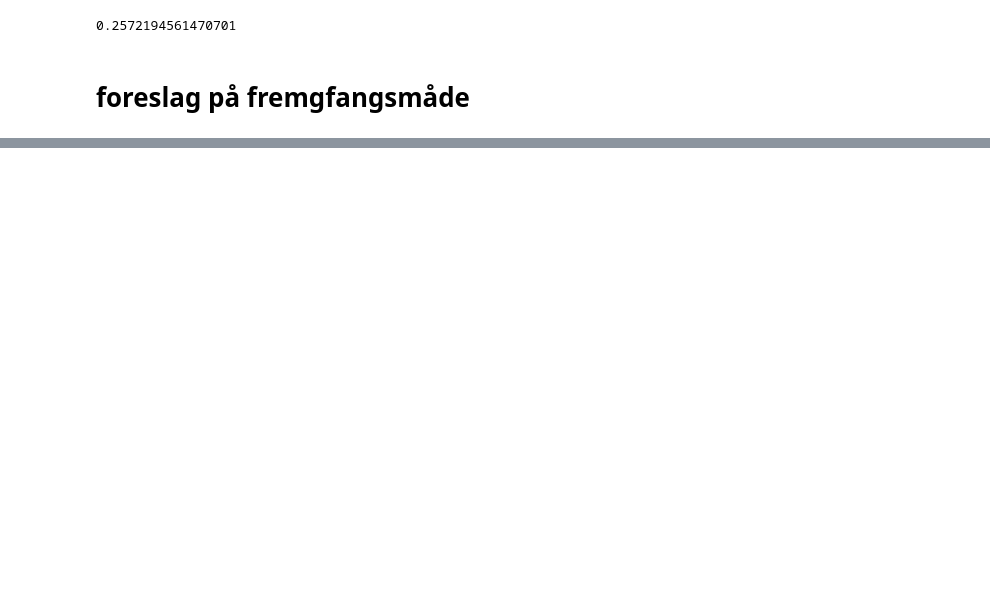
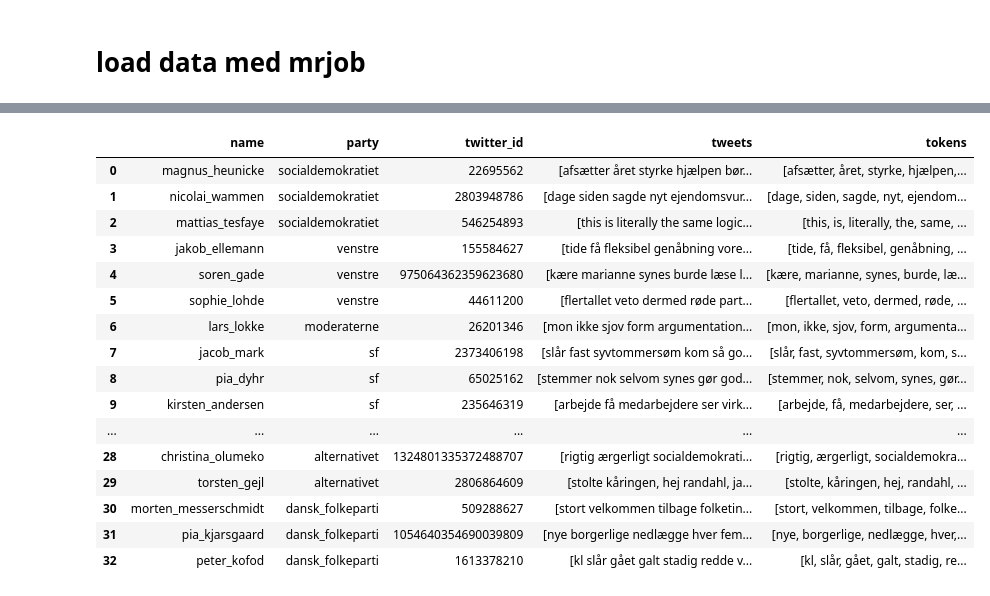
Before and after one commit to s180820/02807_dkpol, a Jupyter notebook: kat_tester.ipynb, the cells around one changed output, grey strips where cells are left out. Drawn from its saved outputs; the diff is of its cells as text; code cells hidden in the pictures; blank space fills up the shorter version.

```diff
--- a/kat_tester.ipynb
+++ b/kat_tester.ipynb
@@ -49,5 +22,0 @@ def clean_tweet(tweet):
-# %%
-giant_df['CT'] = giant_df['Tweets']
-for w in range(len(giant_df)):
-    giant_df['CT'][w] = ' '.join(giant_df['CT'][w])
-    giant_df['CT'][w] = clean_tweet(giant_df['Tweets'][w])
@@ -80,8 +23,38 @@ giant_df.CT[1]
-# %%
-sentences = [giant_df.CT[0],giant_df.CT[6]]
-# sentences = [sent.lower().split(" ") for sent in sentences]
-jaccard_similarity(sentences[0], sentences[1])
-# %% [output]
-0.2572194561470701
-# %% [markdown]
-# foreslag på fremgfangsmåde
+# %% [markdown]
+# load data med mrjob
+# %%
+%load_ext autoreload
+%autoreload 2
+!python -m pip install -r requirements.txt
+from utils.initialization import *
+
+
+# med mrjob
+# names, party and twitter id
+from Data.twitter_ids import twitter_ids
+data = pd.DataFrame(columns=['name', "party", 'twitter_id'])
+i = 0
+for party in twitter_ids:
+    for person in twitter_ids[party]:
+        data.loc[i, :] = [person, party, twitter_ids[party][person]]
+        i += 1
+
+# tweets
+filename = "Data/cleaned_data.csv"
+if not os.path.exists(filename):
+    os.system(f"python utils/clean_data_mrjob.py Data/tweets > Data/tmp_cleaned_data.txt")
+    data_ = pd.DataFrame(columns=["name", "tweets"])
+    with open("Data/tmp_cleaned_data.txt", "rb") as f:
+        lines = f.readlines()
+        for i, line in enumerate(lines):
+            line = eval(line.decode())
+            data_.loc[i,"name"] = list(line.keys())[0]
+            data_.loc[i, "tweets"] = list(line.values())[0]
+    data_.to_csv(filename, index = False)
+
+data_ = pd.read_csv(filename)
+data = data.merge(data_)
+data.tweets = [eval(t) for t in data.tweets]
+data["tokens"] = [[w for w in word_tokenize(" ".join(data["tweets"][i])) if w.isalnum()] for i in range(len(data))]
+data
+# %% [output]
@@ -87,0 +80,17 @@ jaccard_similarity(sentences[0], sentences[1])
+|  | name | party | twitter_id | tweets | tokens |
+| 0 | magnus_heunicke | socialdemokratiet | 22695562 | [afsætter året styrke hjælpen bør... | [afsætter, året, styrke, hjælpen,... |
+| 1 | nicolai_wammen | socialdemokratiet | 2803948786 | [dage siden sagde nyt ejendomsvur... | [dage, siden, sagde, nyt, ejendom... |
+| 2 | mattias_tesfaye | socialdemokratiet | 546254893 | [this is literally the same logic... | [this, is, literally, the, same, ... |
+| 3 | jakob_ellemann | venstre | 155584627 | [tide få fleksibel genåbning vore... | [tide, få, fleksibel, genåbning, ... |
+| 4 | soren_gade | venstre | 975064362359623680 | [kære marianne synes burde læse l... | [kære, marianne, synes, burde, læ... |
+| 5 | sophie_lohde | venstre | 44611200 | [flertallet veto dermed røde part... | [flertallet, veto, dermed, røde, ... |
+| 6 | lars_lokke | moderaterne | 26201346 | [mon ikke sjov form argumentation... | [mon, ikke, sjov, form, argumenta... |
+| 7 | jacob_mark | sf | 2373406198 | [slår fast syvtommersøm kom så go... | [slår, fast, syvtommersøm, kom, s... |
+| 8 | pia_dyhr | sf | 65025162 | [stemmer nok selvom synes gør god... | [stemmer, nok, selvom, synes, gør... |
+| 9 | kirsten_andersen | sf | 235646319 | [arbejde få medarbejdere ser virk... | [arbejde, få, medarbejdere, ser, ... |
+| ... | ... | ... | ... | ... | ... |
+| 28 | christina_olumeko | alternativet | 1324801335372488707 | [rigtig ærgerligt socialdemokrati... | [rigtig, ærgerligt, socialdemokra... |
+| 29 | torsten_gejl | alternativet | 2806864609 | [stolte kåringen, hej randahl, ja... | [stolte, kåringen, hej, randahl, ... |
+| 30 | morten_messerschmidt | dansk_folkeparti | 509288627 | [stort velkommen tilbage folketin... | [stort, velkommen, tilbage, folke... |
+| 31 | pia_kjarsgaard | dansk_folkeparti | 1054640354690039809 | [nye borgerlige nedlægge hver fem... | [nye, borgerlige, nedlægge, hver,... |
+| 32 | peter_kofod | dansk_folkeparti | 1613378210 | [kl slår gået galt stadig redde v... | [kl, slår, gået, galt, stadig, re... |
```
Also changed, not shown: parts of 23 cells of this notebook.
